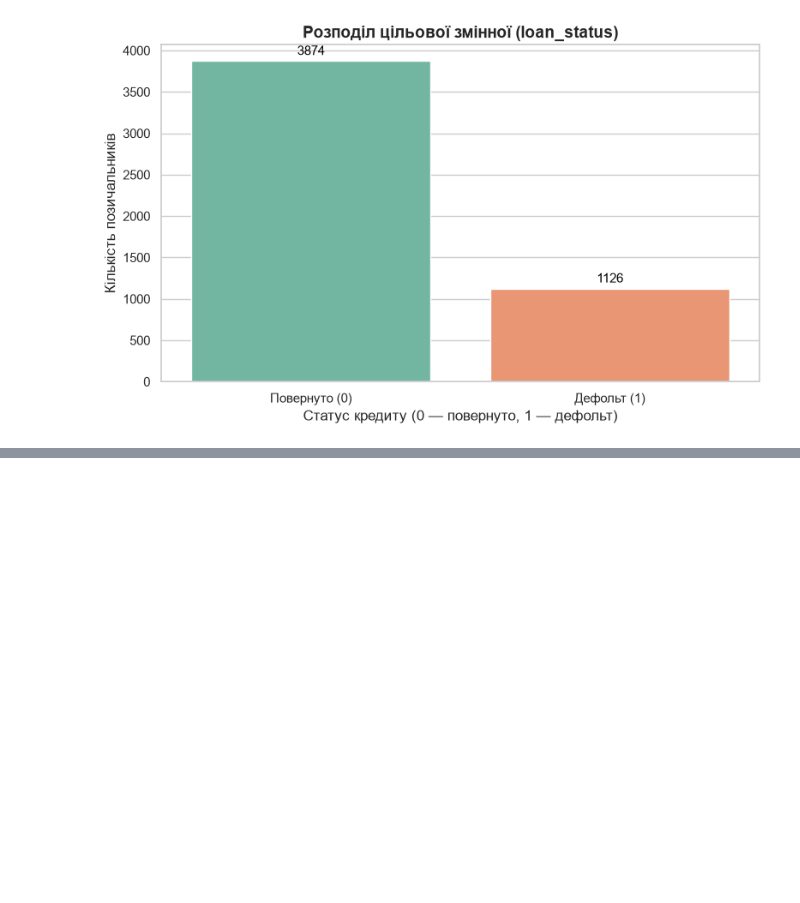
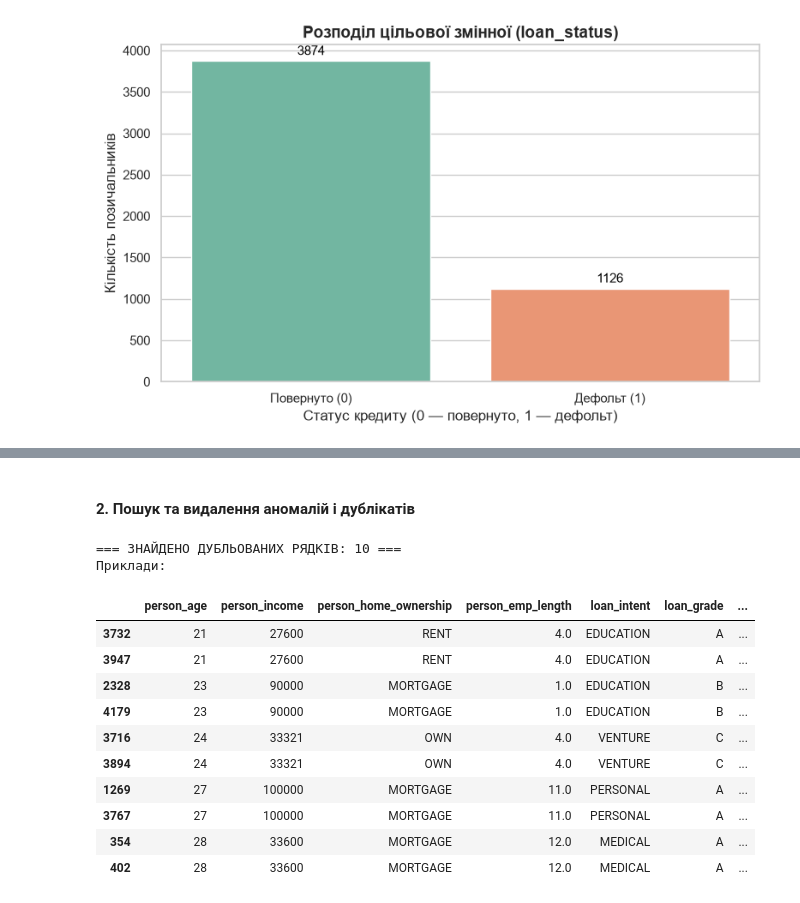
Before and after one commit to sonyalev/credit-risk, a Jupyter notebook: Stage1.ipynb, the cells around one changed output, grey strips where cells are left out. Cells and saved outputs as stored; diff of their text form; code cells hidden in the pictures; blank space fills up the shorter version.

```diff
--- a/Stage1.ipynb
+++ b/Stage1.ipynb
@@ -83,0 +152,29 @@ plt.show()
+# %% [markdown]
+#### 2. Пошук та видалення аномалій і дублікатів
+# %%
+# 1. ДУБЛІКАТИ
+#знаходимо всі рядки, які мають хоча б один повний дублікат
+#(keep=False показує і оригінал, і його копію)
+duplicates_df = df[df.duplicated(keep=False)].sort_values(by=['person_age', 'person_income', 'loan_amnt'])
+
+print(f"=== ЗНАЙДЕНО ДУБЛЬОВАНИХ РЯДКІВ: {len(duplicates_df)} ===")
+
+if len(duplicates_df) > 0:
+    print("Приклади:")
+    display(duplicates_df.head(10))
+else:
+    print("немає")
+# %% [output]
+=== ЗНАЙДЕНО ДУБЛЬОВАНИХ РЯДКІВ: 10 ===
+Приклади:
+|  | person_age | person_income | person_home_ownership | person_emp_length | loan_intent | loan_grade | ... |
+| 3732 | 21 | 27600 | RENT | 4.0 | EDUCATION | A | ... |
+| 3947 | 21 | 27600 | RENT | 4.0 | EDUCATION | A | ... |
+| 2328 | 23 | 90000 | MORTGAGE | 1.0 | EDUCATION | B | ... |
+| 4179 | 23 | 90000 | MORTGAGE | 1.0 | EDUCATION | B | ... |
+| 3716 | 24 | 33321 | OWN | 4.0 | VENTURE | C | ... |
+| 3894 | 24 | 33321 | OWN | 4.0 | VENTURE | C | ... |
+| 1269 | 27 | 100000 | MORTGAGE | 11.0 | PERSONAL | A | ... |
+| 3767 | 27 | 100000 | MORTGAGE | 11.0 | PERSONAL | A | ... |
+| 354 | 28 | 33600 | MORTGAGE | 12.0 | MEDICAL | A | ... |
+| 402 | 28 | 33600 | MORTGAGE | 12.0 | MEDICAL | A | ... |
```
Also changed, not shown: parts of 18 cells of this notebook.
